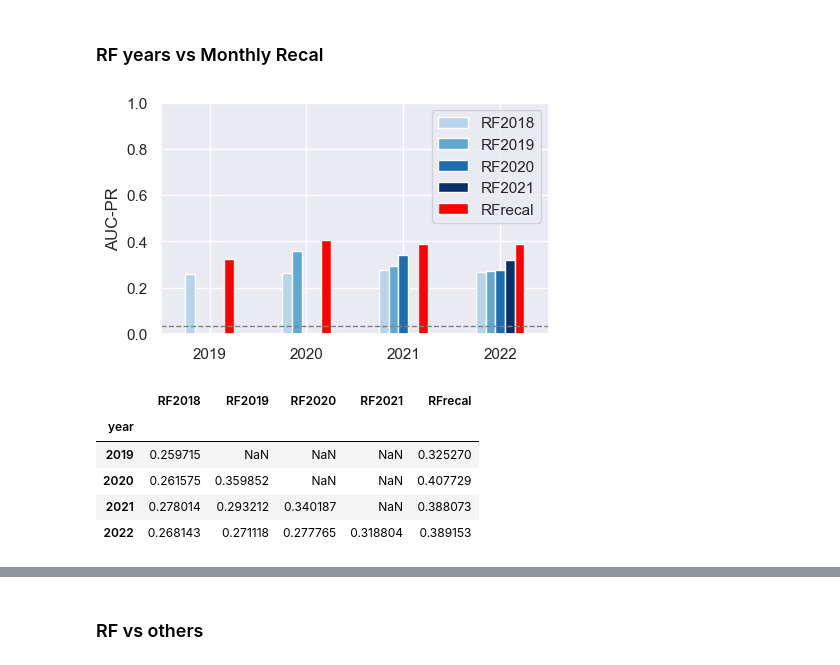
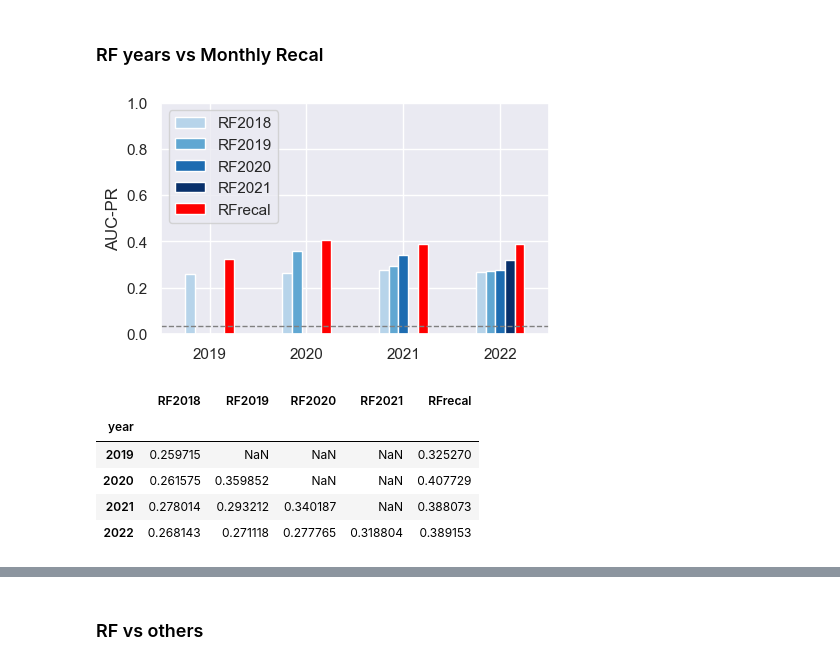
Before and after one commit to gkchln/asm_forecast, a Jupyter notebook: modeling/ModelVsBenchmarks.ipynb, the cells around one changed output, grey strips where cells are left out. Saved outputs shown, nothing was run; the diff lists cells and outputs as text; code cells hidden in the pictures.

Commit message:
Reproduce model vs benchmark plots with the updated models

```diff
--- a/modeling/ModelVsBenchmarks.ipynb
+++ b/modeling/ModelVsBenchmarks.ipynb
@@ -144,9 +140,9 @@ df
 # %%
 models = ['RF2018', 'RF2019', 'RF2020', 'RF2021', 'RFrecal']
 colors = [Blues(value) for value in np.linspace(0.3, 1, 4)] + [mcolors.to_rgba('red')]
-get_APS_per_model(df, 'year', models, color=colors, figsize=(5,3), hide_xlabel=True, save=True)
+get_APS_per_model(df, 'year', models, color=colors, figsize=(5, 3), hide_xlabel=True, save=True, legend_loc='upper left')
 # %% [output]
-[figure, old version]
+[figure, new version]
 |  | RF2018 | RF2019 | RF2020 | RF2021 | RFrecal |
 | year |  |  |  |  |  |
 | 2019 | 0.259715 | NaN | NaN | NaN | 0.325270 |
```
Also changed, not shown: parts of 6 cells of this notebook.
